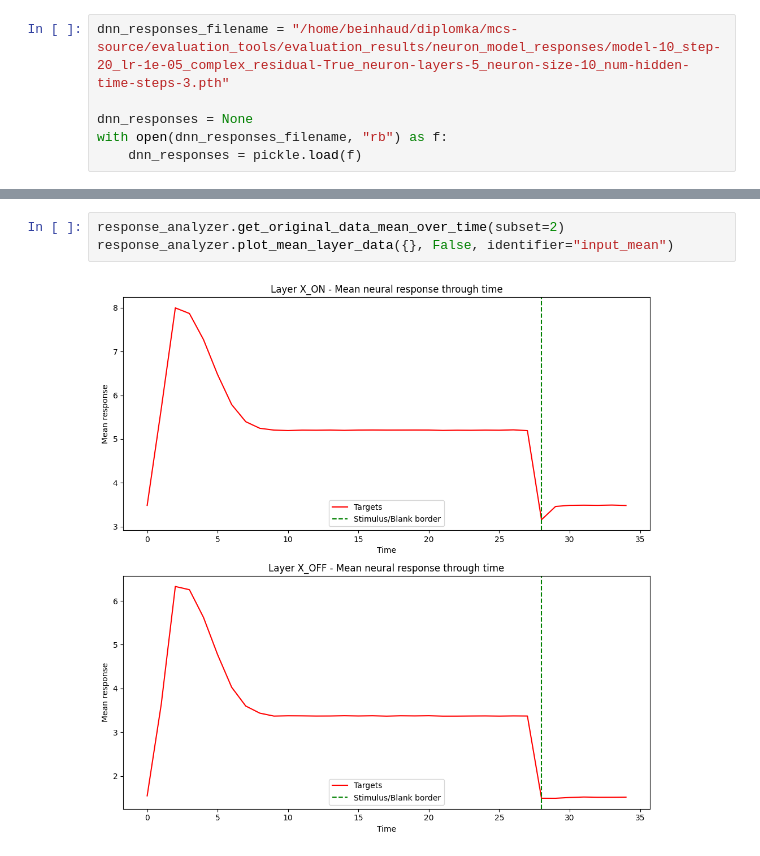
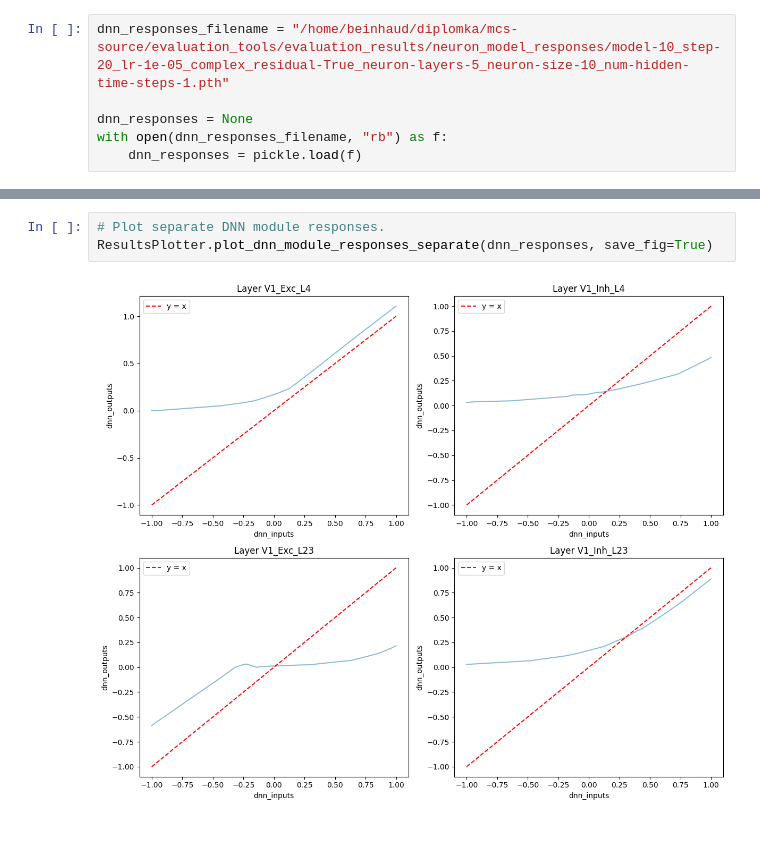
Before and after one commit to dbeinhauer/mcs-source, a Jupyter notebook: evaluation_tools/response_analyzis.ipynb, the cells around one changed output, grey strips where cells are left out. Saved outputs shown, nothing was run; the diff lists cells and outputs as text.

```diff
--- a/evaluation_tools/response_analyzis.ipynb
+++ b/evaluation_tools/response_analyzis.ipynb
@@ -86,5 +47,5 @@ response_analyzer.get_rnn_responses_to_neuron_responses(subset=1)
 # %%
-dnn_responses_filename = "/home/beinhaud/diplomka/mcs-source/evaluation_tools/evaluation_results/neuron_model_responses/model-10_step-20_lr-1e-05_complex_residual-True_neuron-layers-5_neuron-size-10_num-hidden-time-steps-3.pth"
+dnn_responses_filename = "/home/beinhaud/diplomka/mcs-source/evaluation_tools/evaluation_results/neuron_model_responses/model-10_step-20_lr-1e-05_complex_residual-True_neuron-layers-5_neuron-size-10_num-hidden-time-steps-1.pth"
 
 dnn_responses = None
 with open(dnn_responses_filename, "rb") as f:
@@ -210,5 +53,5 @@ plt.savefig("/home/beinhaud/diplomka/mcs-source/evaluation_tools/plot_images/dnn
-# %%
-response_analyzer.get_original_data_mean_over_time(subset=2)
-response_analyzer.plot_mean_layer_data({}, False, identifier="input_mean")
-# %% [output]
-[figure, removed]
+# %%
+# Plot separate DNN module responses.
+ResultsPlotter.plot_dnn_module_responses_separate(dnn_responses, save_fig=True)
+# %% [output]
+[figure, added]
```
Also changed, not shown: parts of 13 cells of this notebook, 6 other files.
